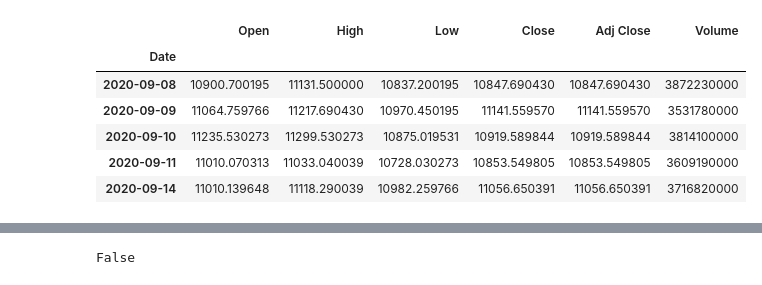
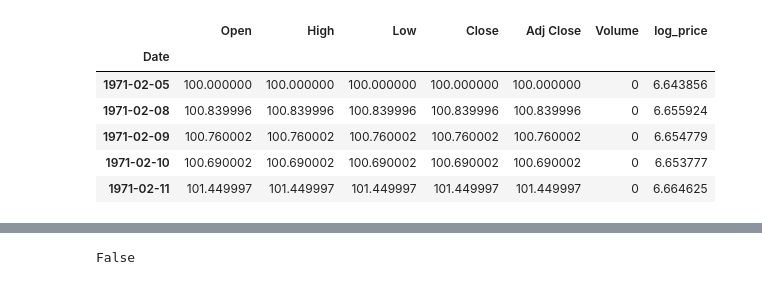
Before and after one commit to irishuangs/Fall-2021-ARIMA, a Jupyter notebook: ARIMA Sample.ipynb, the cells around one changed output, grey strips where cells are left out. Drawn from its saved outputs; the diff is of its cells as text; code cells hidden in the pictures.

```diff
--- a/ARIMA Sample.ipynb
+++ b/ARIMA Sample.ipynb
@@ -12,12 +13,13 @@ from statsmodels.tsa.arima_model import ARIMA
 # %%
-df = pd.read_csv(r'data\NASDAQ-1-YEAR- DAILY.csv', index_col = 0)
+df = pd.read_csv(r'data\NASDAQ 50 YEAR DAILY.csv', index_col = 0)
+df["log_price"] = np.log2(df[["Adj Close"]])
 df.head()
 # %% [output]
-|  | Open | High | Low | Close | Adj Close | Volume |
-| Date |  |  |  |  |  |  |
-| 2020-09-08 | 10900.700195 | 11131.500000 | 10837.200195 | 10847.690430 | 10847.690430 | 3872230000 |
-| 2020-09-09 | 11064.759766 | 11217.690430 | 10970.450195 | 11141.559570 | 11141.559570 | 3531780000 |
-| 2020-09-10 | 11235.530273 | 11299.530273 | 10875.019531 | 10919.589844 | 10919.589844 | 3814100000 |
-| 2020-09-11 | 11010.070313 | 11033.040039 | 10728.030273 | 10853.549805 | 10853.549805 | 3609190000 |
-| 2020-09-14 | 11010.139648 | 11118.290039 | 10982.259766 | 11056.650391 | 11056.650391 | 3716820000 |
+|  | Open | High | Low | Close | Adj Close | Volume | log_price |
+| Date |  |  |  |  |  |  |  |
+| 1971-02-05 | 100.000000 | 100.000000 | 100.000000 | 100.000000 | 100.000000 | 0 | 6.643856 |
+| 1971-02-08 | 100.839996 | 100.839996 | 100.839996 | 100.839996 | 100.839996 | 0 | 6.655924 |
+| 1971-02-09 | 100.760002 | 100.760002 | 100.760002 | 100.760002 | 100.760002 | 0 | 6.654779 |
+| 1971-02-10 | 100.690002 | 100.690002 | 100.690002 | 100.690002 | 100.690002 | 0 | 6.653777 |
+| 1971-02-11 | 101.449997 | 101.449997 | 101.449997 | 101.449997 | 101.449997 | 0 | 6.664625 |
 # %%
```
Also changed, not shown: parts of 22 cells of this notebook.
